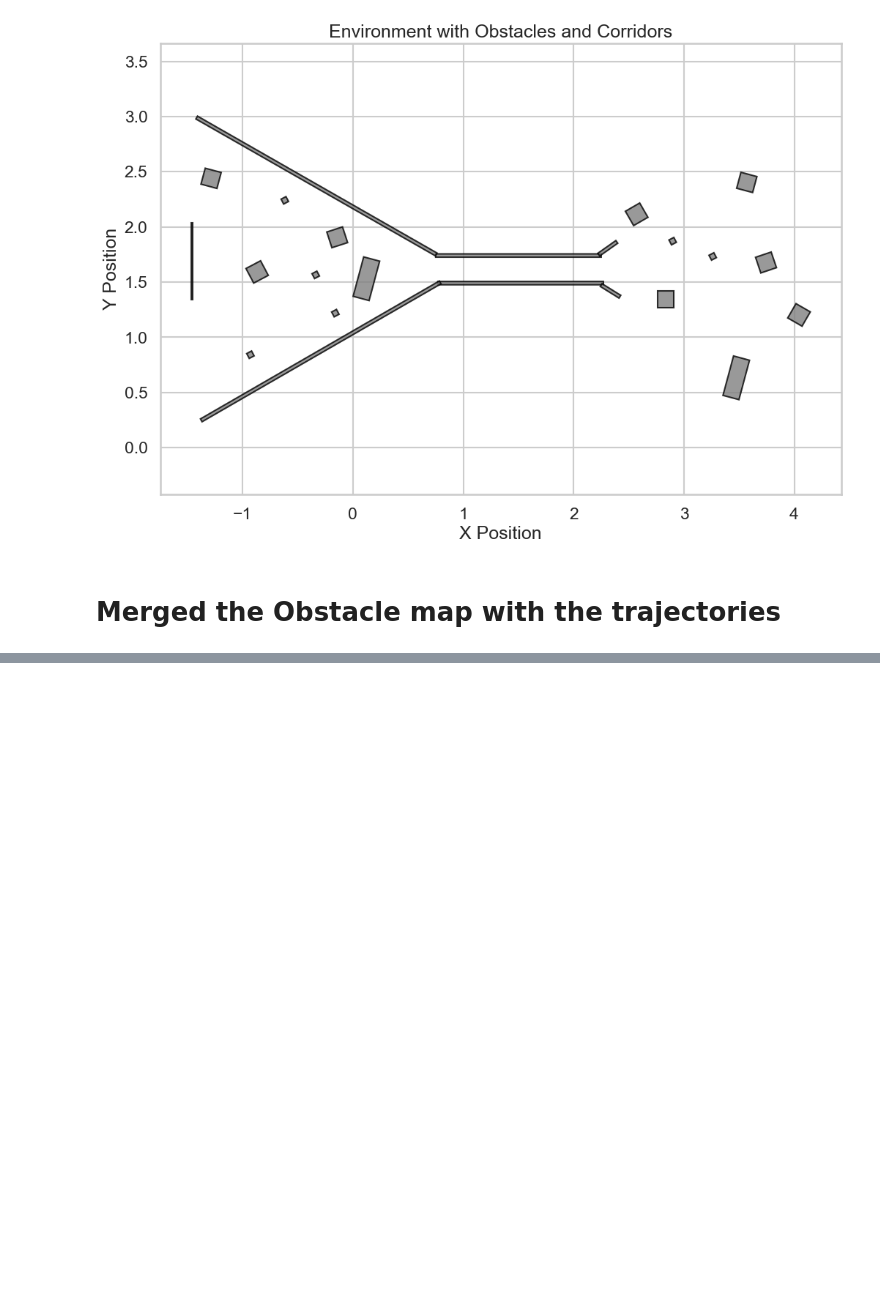
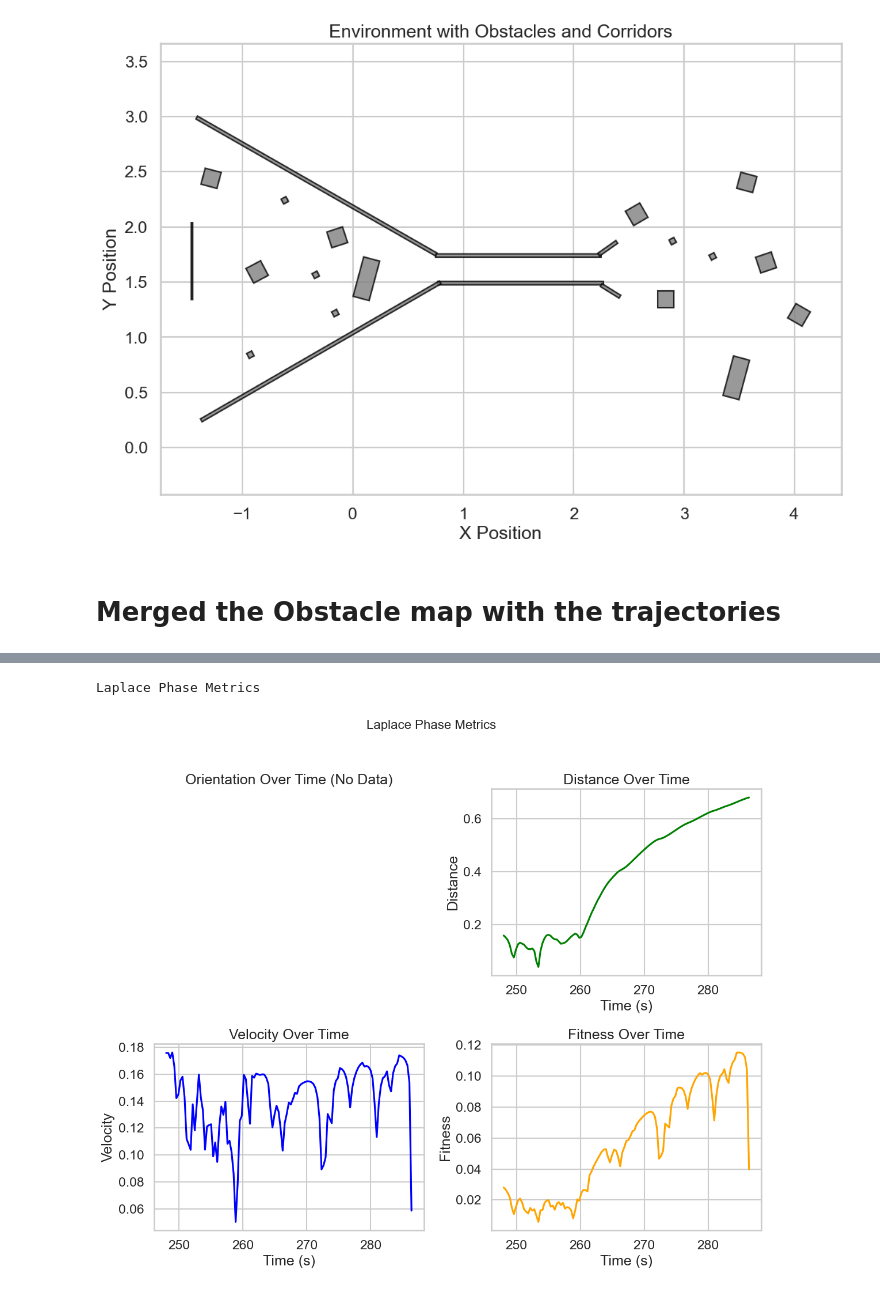
Before and after one commit to antoinehinary/robot_swarm_control, a Jupyter notebook: analysis.ipynb, the cells around one changed output, grey strips where cells are left out. Drawn from its saved outputs; the diff is of its cells as text; code cells hidden in the pictures; blank space fills up the shorter version.

```diff
--- a/analysis.ipynb
+++ b/analysis.ipynb
@@ -469,0 +470,59 @@ plot_environment_with_trajectories(obstacles, data)
+# %%
+import pandas as pd
+import numpy as np
+import matplotlib.pyplot as plt
+import seaborn as sns
+
+# Load CSV file for Laplace data
+laplace_file = "controllers/super/Laplace.csv"  # Replace with the path to Laplace CSV
+laplace_data = pd.read_csv(laplace_file)
+
+# Rename columns for better understanding
+laplace_columns = ["time", "distance", "velocity", "fitness"] + \
+                  ["x_robot0", "y_robot0", "x_robot1", "y_robot1", "x_robot2", "y_robot2",
+                   "x_robot3", "y_robot3", "x_robot4", "y_robot4"] + \
+                  ["v_robot0", "v_robot1", "v_robot2", "v_robot3", "v_robot4"]
+laplace_data.columns = laplace_columns
+
+# Ensure time is in seconds for clarity
+laplace_data['time'] = laplace_data['time'] / 1000  # Assuming time was logged in milliseconds
+
+# Configure global style for professional plots
+sns.set(style="whitegrid", palette="muted", context="talk")
+
+# Plot Laplace metrics in a 2x2 subplot layout
+def plot_laplace_metrics(data, phase_name):
+    fig, axes = plt.subplots(2, 2, figsize=(12, 10))
+    fig.suptitle(f"{phase_name} Metrics", fontsize=16)
+
+    # Orientation plot (empty)
+    axes[0, 0].set_title("Orientation Over Time (No Data)")
+    axes[0, 0].axis('off')  # Disable axes for the empty plot
+
+    # Distance plot
+    sns.lineplot(x="time", y="distance", data=data, ax=axes[0, 1], color="green")
+    axes[0, 1].set_title("Distance Over Time")
+    axes[0, 1].set_xlabel("Time (s)")
+    axes[0, 1].set_ylabel("Distance")
+
+    # Velocity plot
+    sns.lineplot(x="time", y="velocity", data=data, ax=axes[1, 0], color="blue")
+    axes[1, 0].set_title("Velocity Over Time")
+    axes[1, 0].set_xlabel("Time (s)")
+    axes[1, 0].set_ylabel("Velocity")
+
+    # Fitness plot
+    sns.lineplot(x="time", y="fitness", data=data, ax=axes[1, 1], color="orange")
+    axes[1, 1].set_title("Fitness Over Time")
+    axes[1, 1].set_xlabel("Time (s)")
+    axes[1, 1].set_ylabel("Fitness")
+
+    plt.tight_layout(rect=[0, 0, 1, 0.96])  # Adjust layout to fit title
+    plt.show()
+
+# Plot Laplace metrics
+print("Laplace Phase Metrics")
+plot_laplace_metrics(laplace_data, "Laplace Phase")
+# %% [output]
+Laplace Phase Metrics
+[figure, added]
```
Also changed, not shown: parts of 4 cells of this notebook.
